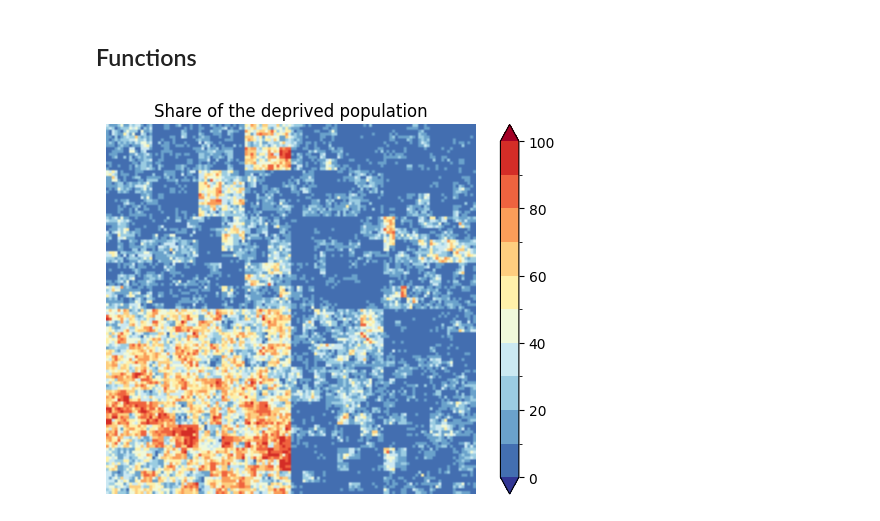
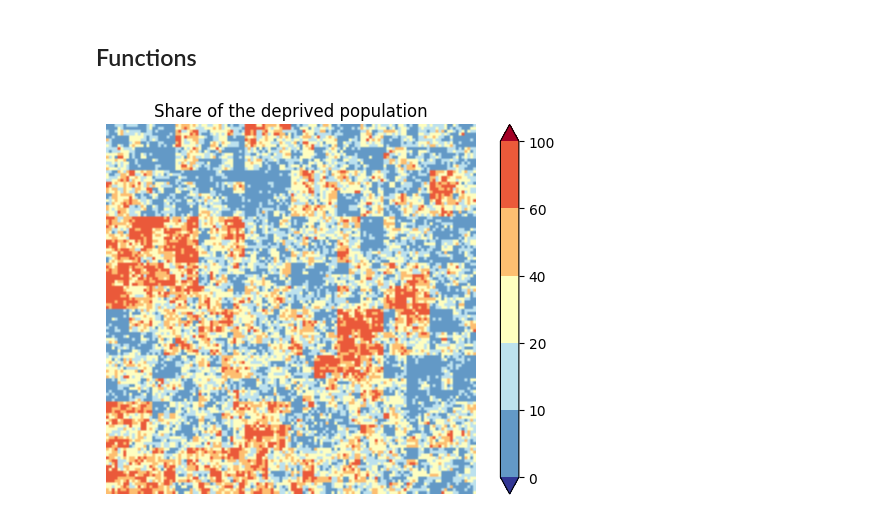
Before and after one commit to fsemecurbe/MMTMSS, a Jupyter notebook: MMTMSS.ipynb, the cells around one changed output. Saved outputs shown, nothing was run; the diff lists cells and outputs as text; code cells hidden in the pictures.

```diff
--- a/MMTMSS.ipynb
+++ b/MMTMSS.ipynb
@@ -30,18 +28,18 @@ def multivariate_lognormal_cascade(n, sigma1=1, sigma2=1, corr=0):
     Q = Q / np.sum(Q)
     return(np.stack([P,Q], axis=-1))
 # %%
-lnc = multivariate_lognormal_cascade(6, sigma1=.3, sigma2=.2, corr=-.950)
+lnc = multivariate_lognormal_cascade(6, sigma1=.4, sigma2=.4, corr=.0)
 ratio = .2 * lnc[:,:,0] / (.2 * lnc[:,:,0] + .8 * lnc[:,:,1]) * 100
 # %%
 cmap = mpl.cm.RdYlBu_r
-bounds = [0, 10, 20, 30, 40, 50, 60, 70, 80, 90, 100]
+bounds = [0, 10, 20, 40, 60, 100]
 norm = mpl.colors.BoundaryNorm(bounds, cmap.N, extend='both')
 mpl.cm.ScalarMappable(norm=norm, cmap=cmap)
 
 fig, ax = plt.subplots()
 ax.set_axis_off();
 ax.set_title('Share of the deprived population');
 ax.imshow(cmap(norm(ratio)))
 fig.colorbar(mpl.cm.ScalarMappable(norm=norm, cmap=cmap),ax=ax);
 # %% [output]
-[figure, old version]
+[figure, new version]
```
Also changed, not shown: parts of 1 cell of this notebook.
